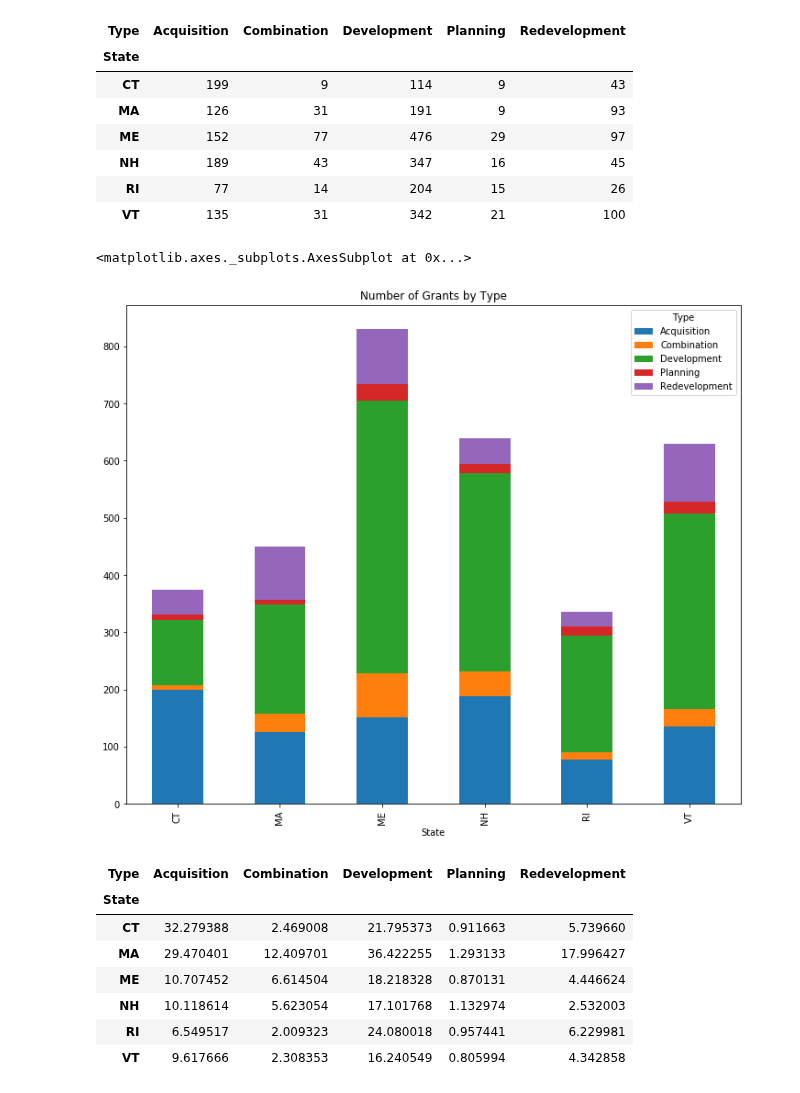
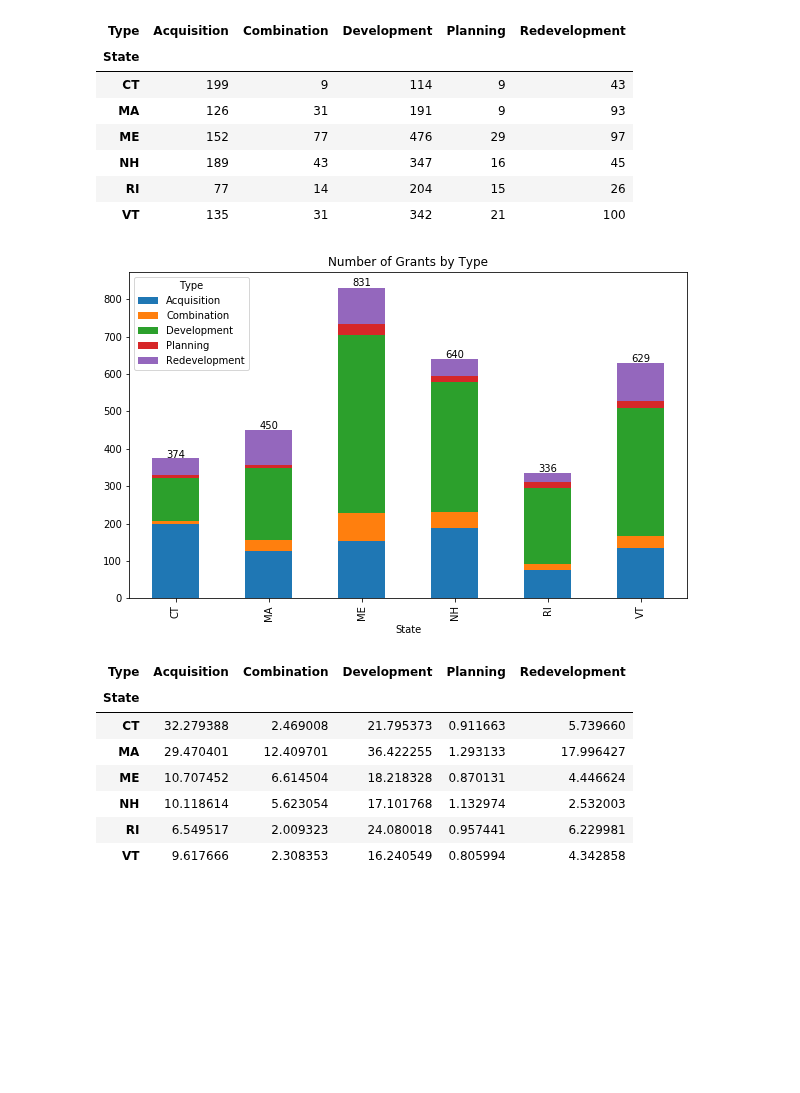
Before and after one commit to HKuz/DSforC, a Jupyter notebook: LWCF/LWCF_New_England_Funding_Analysis.ipynb, the cells around one changed output. Drawn from its saved outputs; the diff is of its cells as text; code cells hidden in the pictures; blank space fills up the shorter version.

Commit message:
feat: calc details on grants by type

```diff
--- a/LWCF/LWCF_New_England_Funding_Analysis.ipynb
+++ b/LWCF/LWCF_New_England_Funding_Analysis.ipynb
@@ -108,3 +108,7 @@ Number of high grant amount outliers: 366
 There are no low-end outliers (the first quartile less 1.5 times IQR is a negative number), but 366 high-end outliers. These are grant values above \$202,385, which is 1.5 times the interquartile range plus the third quartile amount. Out of the total data set of 3,260 observations, this is approximately 11% of the data set.
 # %% [markdown]
 ## Total Grant Amounts by State
+# %%
+# State Grant Totals by count
+num_grants = new_england.groupby('State').count()['Grant Amount']
+num_grants
@@ -201,10 +219,15 @@ gt_num
 | VT | 135 | 31 | 342 | 21 | 100 |
 # %%
 # Plot the number of grants by type
-gt_num.plot(kind='bar', figsize=(12,10), title='Number of Grants by Type', stacked=True)
+ax = gt_num.plot(kind='bar', figsize=(10,6), title='Number of Grants by Type', stacked=True)
+
+# print(len(ax.patches))  # 30
+x_vals = [p.get_x() for p in ax.patches][:6]
+
+for i, bar_x in enumerate(x_vals):
+    ax.annotate(str(num_grants[i]), (bar_x + 0.15, num_grants[i] * 1.005))
 # %% [output]
-<matplotlib.axes._subplots.AxesSubplot at 0x...>
-[figure, old version]
+[figure, new version]
 # %%
 # Breakdown of the amount of each grant by type (for each state)
 gt_amt = new_england.groupby(['State', 'Type'])['Grant Amount'].sum().unstack('Type') / 1000000
```
Also changed, not shown: parts of 4 cells of this notebook.
